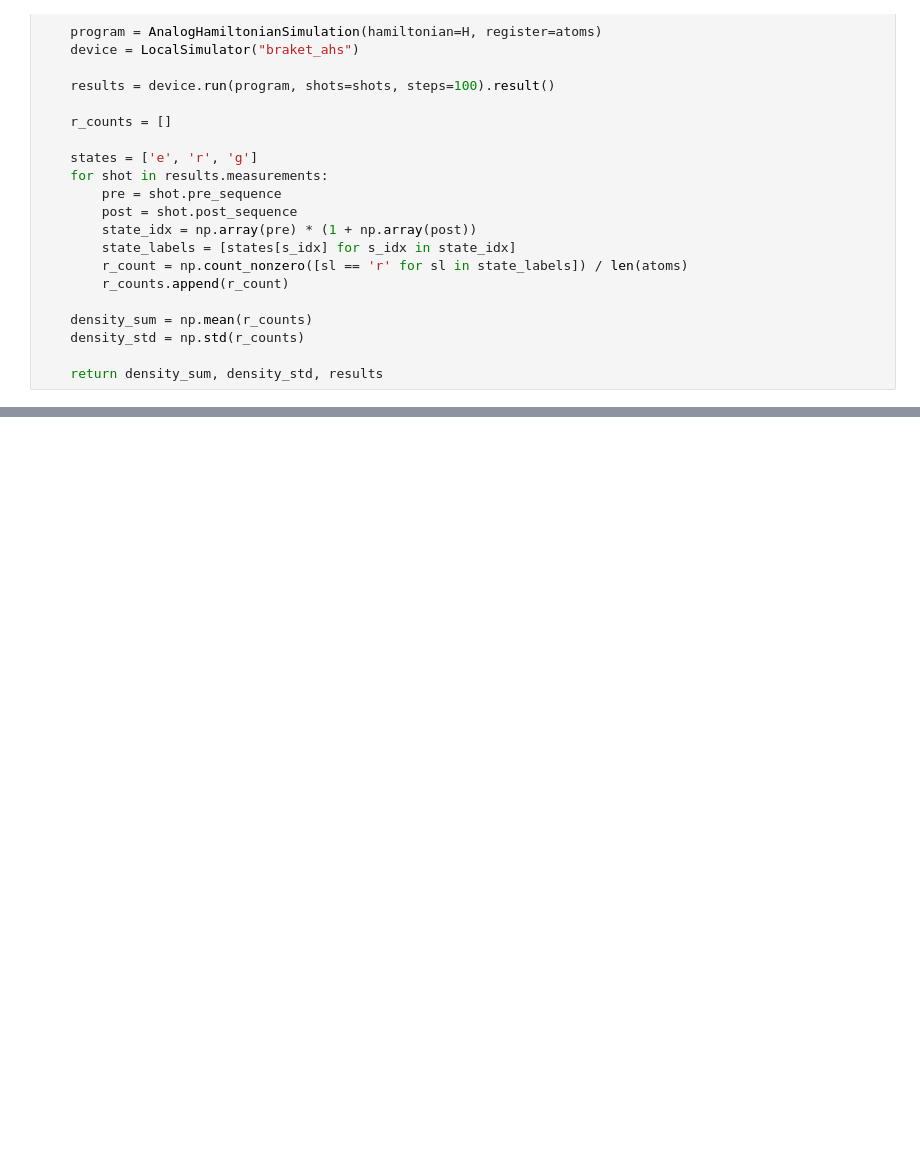
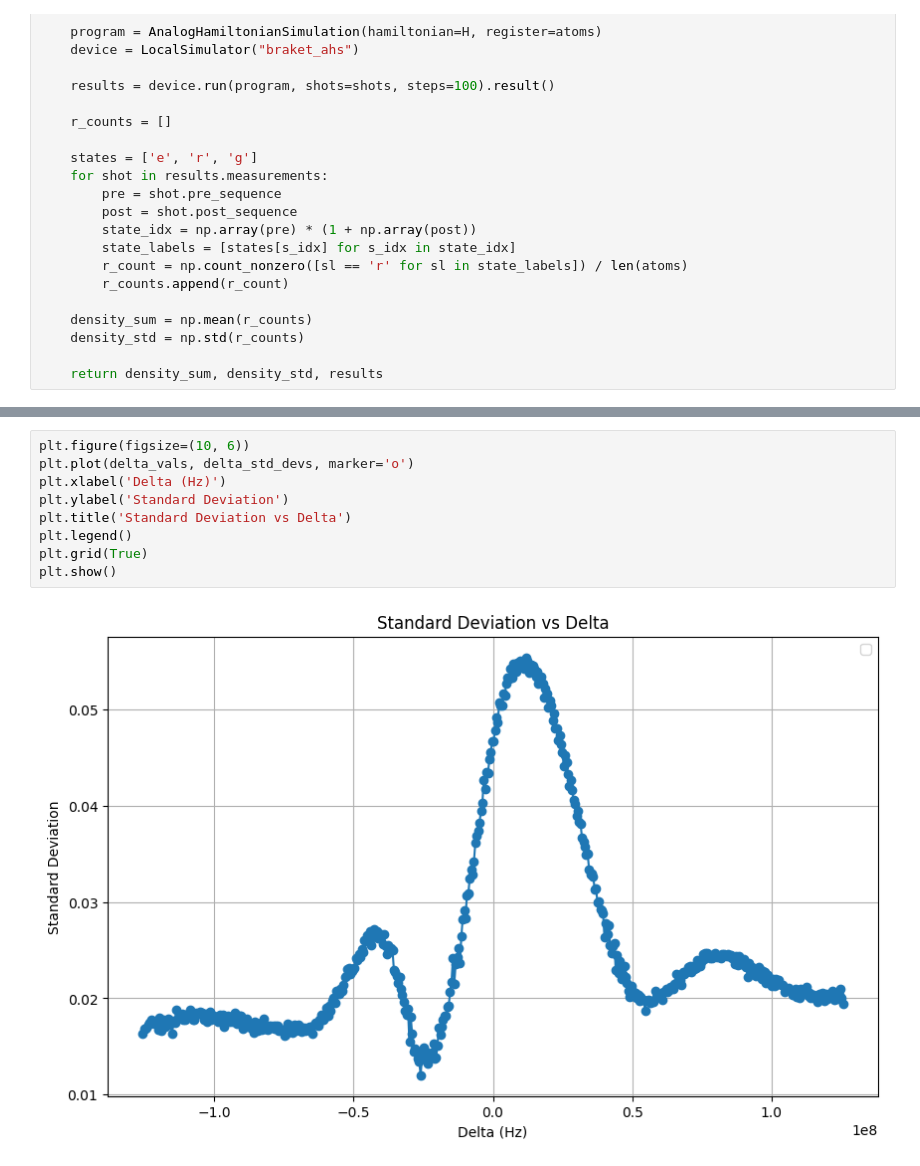
Before and after one commit to porkbellie/quantum-benchmark, a Jupyter notebook: MIS3.ipynb, the cells around one changed output, grey strips where cells are left out. Cells and saved outputs as stored; diff of their text form; blank space fills up the shorter version.

```diff
--- a/MIS3.ipynb
+++ b/MIS3.ipynb
@@ -259,0 +278,11 @@ plt.show()
+# %%
+plt.figure(figsize=(10, 6))
+plt.plot(delta_vals, delta_std_devs, marker='o')
+plt.xlabel('Delta (Hz)')
+plt.ylabel('Standard Deviation')
+plt.title('Standard Deviation vs Delta')
+plt.legend()
+plt.grid(True)
+plt.show()
+# %% [output]
+[figure, added]
```
Also changed, not shown: parts of 14 cells of this notebook.
